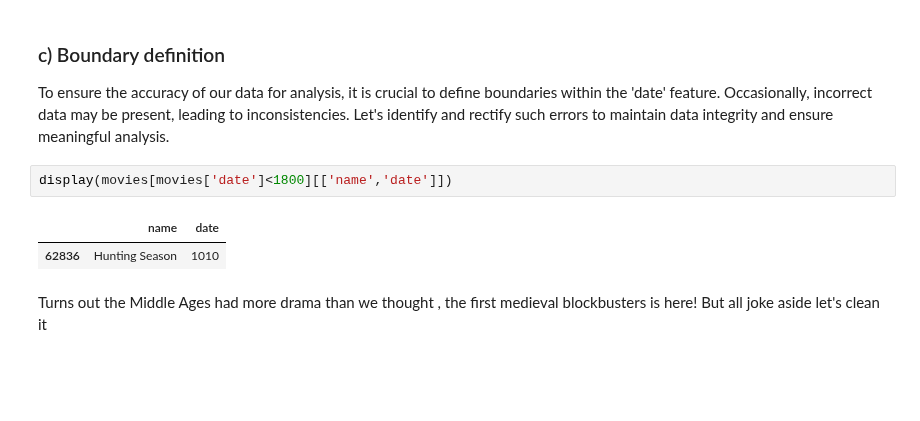
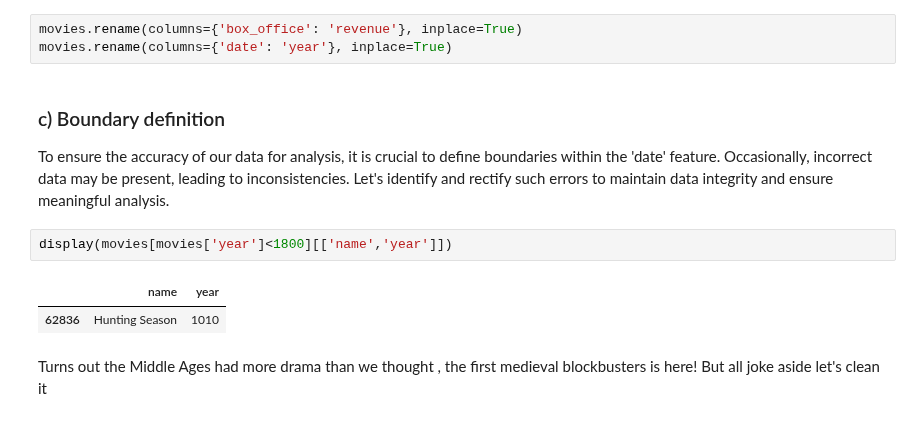
Before and after one commit to epfl-ada/ada-2023-project-thewestbobers, a Jupyter notebook: milestoneP2.ipynb, the cells around one changed output. Drawn from its saved outputs; the diff is of its cells as text; blank space fills up the shorter version.

```diff
--- a/milestoneP2.ipynb
+++ b/milestoneP2.ipynb
@@ -195,11 +197,14 @@ Nice! Now we see clearly genre, countries of production and language adaptation.
+# %%
+movies.rename(columns={'box_office': 'revenue'}, inplace=True)
+movies.rename(columns={'date': 'year'}, inplace=True)
 # %% [markdown]
 ### c) Boundary definition
 
 To ensure the accuracy of our data for analysis, it is crucial to define boundaries within the 'date' feature. Occasionally, incorrect data may be present, leading to inconsistencies. Let's identify and rectify such errors to maintain data integrity and ensure meaningful analysis.
 # %%
-display(movies[movies['date']<1800][['name','date']])
+display(movies[movies['year']<1800][['name','year']])
 # %% [output]
-|  | name | date |
+|  | name | year |
 | 62836 | Hunting Season | 1010 |
 # %% [markdown]
 Turns out the Middle Ages had more drama than we thought , the first medieval blockbusters is here! But all joke aside let's clean it
```
Also changed, not shown: parts of 20 cells of this notebook.
